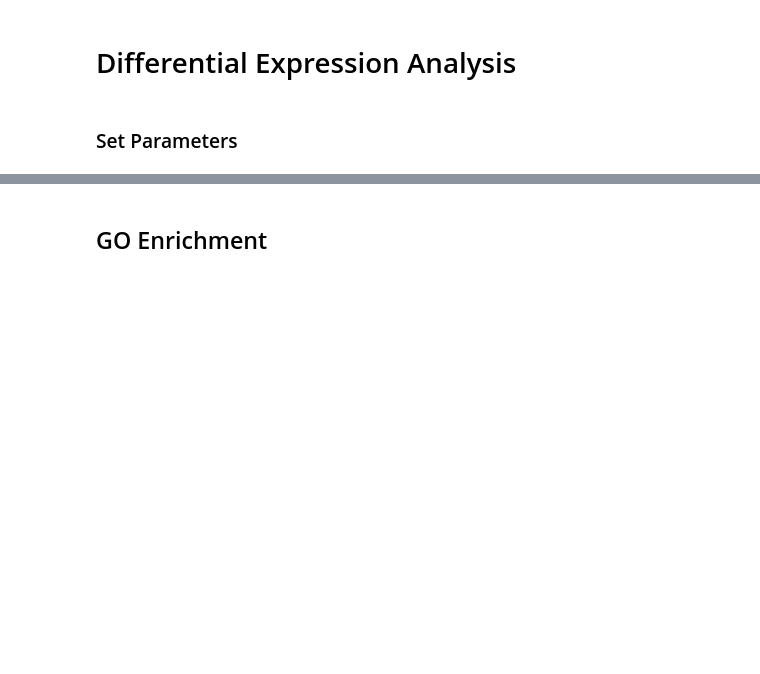
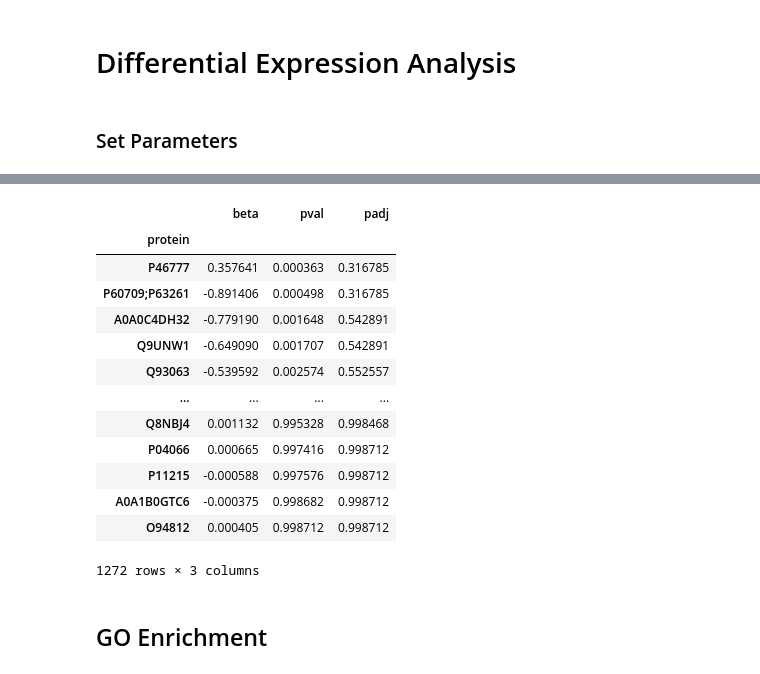
Before and after one commit to WewerAlbrechtsenLab/MSprocessing, a Jupyter notebook: examples/data_analysis_tools.ipynb, the cells around one changed output, grey strips where cells are left out. Saved outputs shown, nothing was run; the diff lists cells and outputs as text; code cells hidden in the pictures; blank space fills up the shorter version.

```diff
--- a/examples/data_analysis_tools.ipynb
+++ b/examples/data_analysis_tools.ipynb
@@ -114,3 +159,28 @@ volcano_plot.show()
+# %%
+results = mss.run_mixedlm(
+    proteome=proteome,
+    meta=meta,
+    var1={"group": ["Control", "Intervention"]},
+    var2={"timepoint": ["day_0", "day_15"]},
+    pairing="study_ID",
+)
+
+results
+# %% [output]
+|  | beta | pval | padj |
+| protein |  |  |  |
+| P46777 | 0.357641 | 0.000363 | 0.316785 |
+| P60709;P63261 | -0.891406 | 0.000498 | 0.316785 |
+| A0A0C4DH32 | -0.779190 | 0.001648 | 0.542891 |
+| Q9UNW1 | -0.649090 | 0.001707 | 0.542891 |
+| Q93063 | -0.539592 | 0.002574 | 0.552557 |
+| ... | ... | ... | ... |
+| Q8NBJ4 | 0.001132 | 0.995328 | 0.998468 |
+| P04066 | 0.000665 | 0.997416 | 0.998712 |
+| P11215 | -0.000588 | 0.997576 | 0.998712 |
+| A0A1B0GTC6 | -0.000375 | 0.998682 | 0.998712 |
+| O94812 | 0.000405 | 0.998712 | 0.998712 |
+1272 rows × 3 columns
 # %% [markdown]
 ## GO Enrichment
 # %%
```
Also changed, not shown: parts of 7 cells of this notebook, 1 other file.
